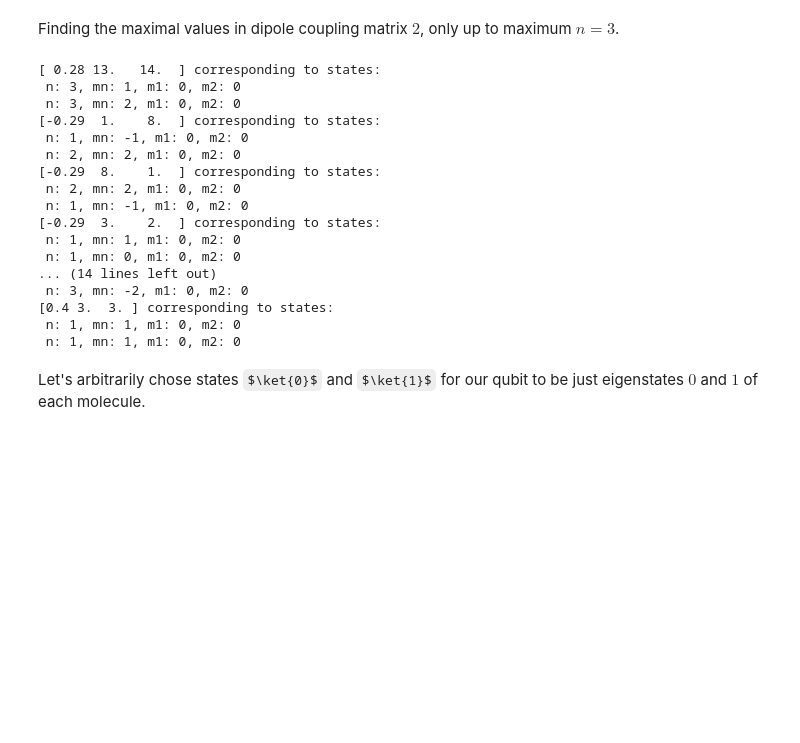
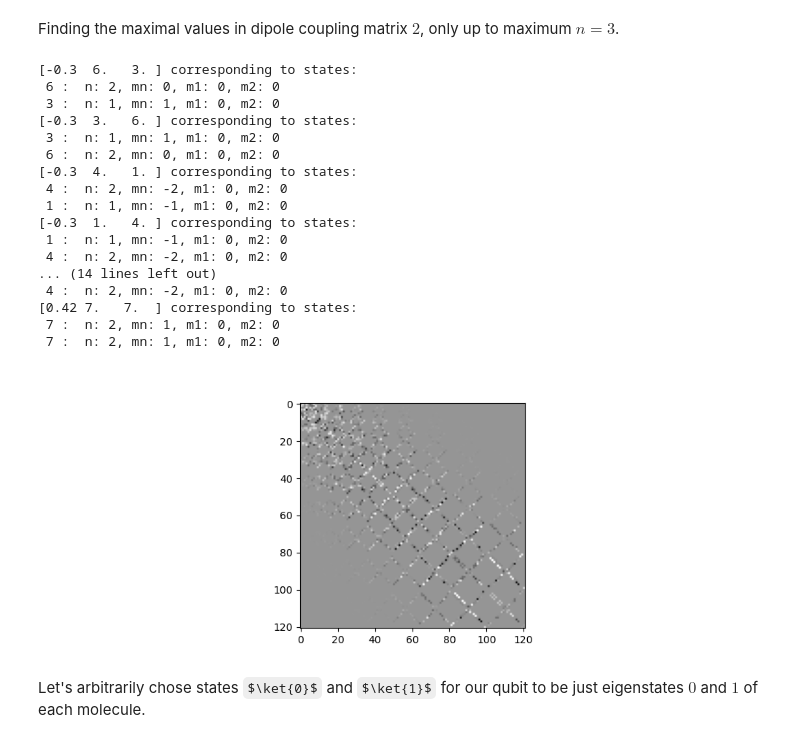
Before and after one commit to pmeshkov/PHY487Research, a Jupyter notebook: NextSteps/testing_no_HFS.ipynb, the cells around one changed output. Drawn from its saved outputs; the diff is of its cells as text; code cells hidden in the pictures; some formulas as TeX source; blank space fills up the shorter version.

```diff
--- a/NextSteps/testing_no_HFS.ipynb
+++ b/NextSteps/testing_no_HFS.ipynb
@@ -396,9 +397,11 @@ for elem in np.around(top10trans_1,2):
 Finding the maximal values in dipole coupling matrix $2$, only up to maximum $n=3$.
 # %%
 top10trans_2 = [[0, 0, 0] for _ in range(10)]
-for i, row in enumerate(dip_dip_matrix_1):
+nmax = 2
+
+for i, row in enumerate(dip_dip_matrix_2):
     for j, elem in enumerate(row):
-        if basis[i].n > 3 or basis[j].n > 3:
+        if basis[i].n > nmax or basis[j].n > nmax:
             continue
         if abs(elem) > abs(top10trans_2[0][0]):
             top10trans_2[0][0] = elem
@@ -406,25 +409,33 @@ for i, row in enumerate(dip_dip_matrix_1):
             top10trans_2[0][2] = j
             top10trans_2 = sorted(top10trans_2, key=lambda x: abs(x[0]))
 for elem in np.around(top10trans_2,2):
-    print(elem, "corresponding to states:\n", basis[int(elem[1])], "\n", basis[int(elem[2])])
+    print(elem, "corresponding to states:\n", int(elem[1]), ': ', basis[int(elem[1])], "\n", int(elem[2]), ': ', basis[int(elem[2])])
 # %% [output]
-[ 0.28 13.   14.  ] corresponding to states:
- n: 3, mn: 1, m1: 0, m2: 0
- n: 3, mn: 2, m1: 0, m2: 0
-[-0.29  1.    8.  ] corresponding to states:
- n: 1, mn: -1, m1: 0, m2: 0
- n: 2, mn: 2, m1: 0, m2: 0
-[-0.29  8.    1.  ] corresponding to states:
- n: 2, mn: 2, m1: 0, m2: 0
- n: 1, mn: -1, m1: 0, m2: 0
-[-0.29  3.    2.  ] corresponding to states:
- n: 1, mn: 1, m1: 0, m2: 0
- n: 1, mn: 0, m1: 0, m2: 0
+[-0.3  6.   3. ] corresponding to states:
+ 6 :  n: 2, mn: 0, m1: 0, m2: 0
+ 3 :  n: 1, mn: 1, m1: 0, m2: 0
+[-0.3  3.   6. ] corresponding to states:
+ 3 :  n: 1, mn: 1, m1: 0, m2: 0
+ 6 :  n: 2, mn: 0, m1: 0, m2: 0
+[-0.3  4.   1. ] corresponding to states:
+ 4 :  n: 2, mn: -2, m1: 0, m2: 0
+ 1 :  n: 1, mn: -1, m1: 0, m2: 0
+[-0.3  1.   4. ] corresponding to states:
+ 1 :  n: 1, mn: -1, m1: 0, m2: 0
+ 4 :  n: 2, mn: -2, m1: 0, m2: 0
 ... (14 lines left out)
- n: 3, mn: -2, m1: 0, m2: 0
-[0.4 3.  3. ] corresponding to states:
- n: 1, mn: 1, m1: 0, m2: 0
- n: 1, mn: 1, m1: 0, m2: 0
+ 4 :  n: 2, mn: -2, m1: 0, m2: 0
+[0.42 7.   7.  ] corresponding to states:
+ 7 :  n: 2, mn: 1, m1: 0, m2: 0
+ 7 :  n: 2, mn: 1, m1: 0, m2: 0
+# %%
+plt.close()
+cmap = plt.get_cmap('Greys')
+plt.set_cmap(cmap)
+plt.imshow(dip_dip_matrix_1)
+plt.show()
+# %% [output]
+[figure, added]
 # %% [markdown]
 Let's arbitrarily chose states $\ket{0}$ and $\ket{1}$ for our qubit to be just eigenstates $0$ and $1$ of each molecule.
 # %%
```
Also changed, not shown: parts of 12 cells of this notebook, 1 other file.
